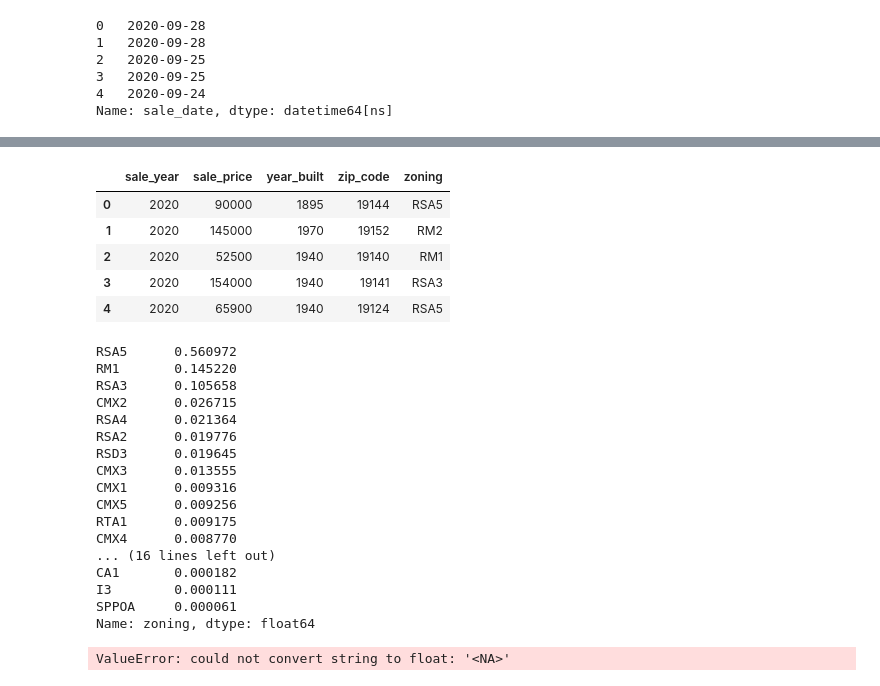
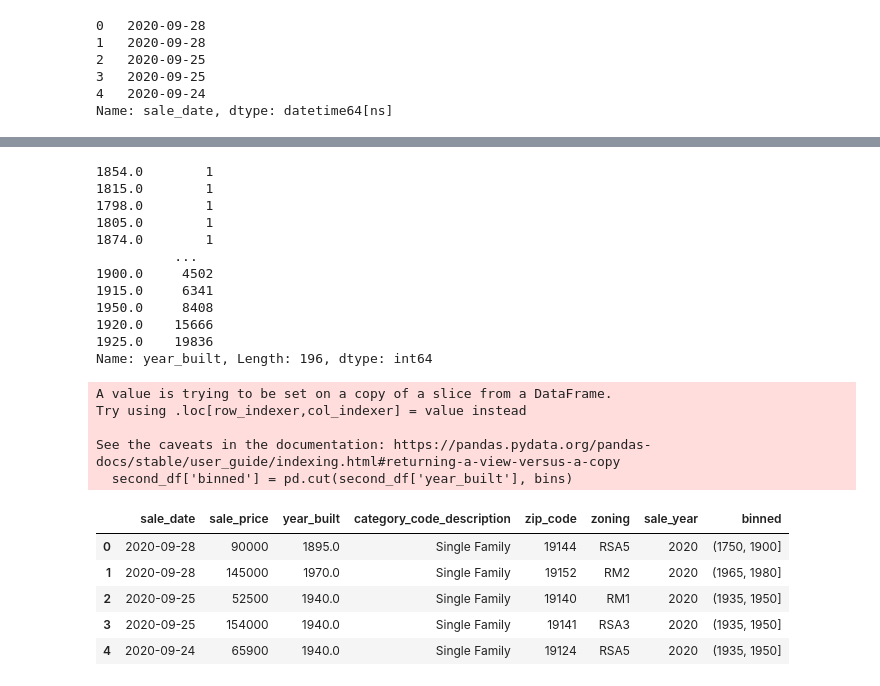
Before and after one commit to anjavelagui/project-housing, a Jupyter notebook: Pie Charts.ipynb, the cells around one changed output, grey strips where cells are left out. Saved outputs shown, nothing was run; the diff lists cells and outputs as text; code cells hidden in the pictures.

```diff
--- a/Pie Charts.ipynb
+++ b/Pie Charts.ipynb
@@ -172,40 +180,31 @@ Name: year_built, Length: 197, dtype: float64
 # %%
-second_df['zip_code'].value_counts(normalize=True)
-second_df.head()
+second_df['year_built'].value_counts(ascending=True)
 # %% [output]
-|  | sale_year | sale_price | year_built | zip_code | zoning |
-| 0 | 2020 | 90000 | 1895 | 19144 | RSA5 |
-| 1 | 2020 | 145000 | 1970 | 19152 | RM2 |
-| 2 | 2020 | 52500 | 1940 | 19140 | RM1 |
-| 3 | 2020 | 154000 | 1940 | 19141 | RSA3 |
-| 4 | 2020 | 65900 | 1940 | 19124 | RSA5 |
+1854.0        1
+1815.0        1
+1798.0        1
+1805.0        1
+1874.0        1
+          ...
+1900.0     4502
+1915.0     6341
+1950.0     8408
+1920.0    15666
+1925.0    19836
+Name: year_built, Length: 196, dtype: int64
-# %%
-second_df['zoning'].value_counts(normalize=True)
-# %% [output]
-RSA5      0.560972
-RM1       0.145220
-RSA3      0.105658
-CMX2      0.026715
-RSA4      0.021364
-RSA2      0.019776
-RSD3      0.019645
-CMX3      0.013555
-CMX1      0.009316
-CMX5      0.009256
-RTA1      0.009175
-CMX4      0.008770
-... (16 lines left out)
-CA1       0.000182
-I3        0.000111
-SPPOA     0.000061
-Name: zoning, dtype: float64
-# %%
-labels = ['2016','2017','2018','2019','2020']
-colors = ["#1f77b4", "#ff7f0e", "#2ca02c", "#d62728", "#8c564b"]
-explode = (0.0, 0, 0, 0, 0)
-plt.pie(second_df['zip_code'], explode=explode, labels=labels, colors=colors, autopct='%1.1f%%', shadow=True, startangle=140)
-plt.axis('equal')
-plt.title("Total Sales House by Zip Code")
-plt.show()
-# %% [output]
-ValueError: could not convert string to float: '<NA>'
+# %%
+bins = [1750, 1900, 1915, 1935, 1950, 1965, 1980, 1995, 2020]
+second_df['binned'] = pd.cut(second_df['year_built'], bins)
+second_df.head()
+# %% [output]
+A value is trying to be set on a copy of a slice from a DataFrame.
+Try using .loc[row_indexer,col_indexer] = value instead
+
+See the caveats in the documentation: https://pandas.pydata.org/pandas-docs/stable/user_guide/indexing.html#returning-a-view-versus-a-copy
+  second_df['binned'] = pd.cut(second_df['year_built'], bins)
+|  | sale_date | sale_price | year_built | category_code_description | zip_code | zoning | sale_year | binned |
+| 0 | 2020-09-28 | 90000 | 1895.0 | Single Family | 19144 | RSA5 | 2020 | (1750, 1900] |
+| 1 | 2020-09-28 | 145000 | 1970.0 | Single Family | 19152 | RM2 | 2020 | (1965, 1980] |
+| 2 | 2020-09-25 | 52500 | 1940.0 | Single Family | 19140 | RM1 | 2020 | (1935, 1950] |
+| 3 | 2020-09-25 | 154000 | 1940.0 | Single Family | 19141 | RSA3 | 2020 | (1935, 1950] |
+| 4 | 2020-09-24 | 65900 | 1940.0 | Single Family | 19124 | RSA5 | 2020 | (1935, 1950] |
```
Also changed, not shown: parts of 12 cells of this notebook.
